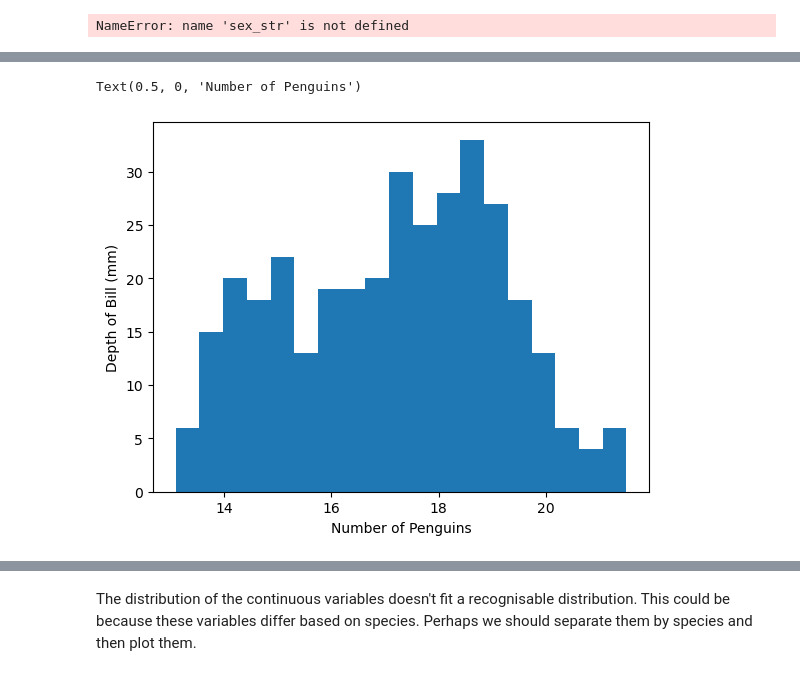
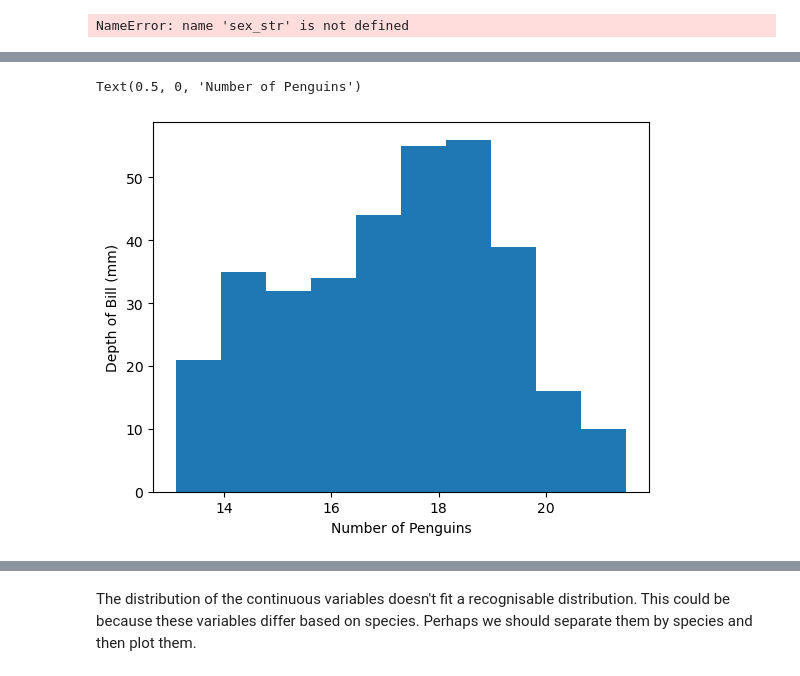
Before and after one commit to Kevin002023/FODA, a Jupyter notebook: tasks.ipynb, the cells around one changed output, grey strips where cells are left out. Drawn from its saved outputs; the diff is of its cells as text; code cells hidden in the pictures.

```diff
--- a/tasks.ipynb
+++ b/tasks.ipynb
@@ -269,8 +273,8 @@ Text(0.5, 0, 'Number of Penguins')
 # %%
-plt.hist(bill_depth, 19)
+plt.hist(bill_depth, 10)
 plt.ylabel("Depth of Bill (mm)")
 plt.xlabel("Number of Penguins")
 # %% [output]
 Text(0.5, 0, 'Number of Penguins')
-[figure, old version]
+[figure, new version]
 # %%
```
Also changed, not shown: parts of 5 cells of this notebook, 1 other file.
